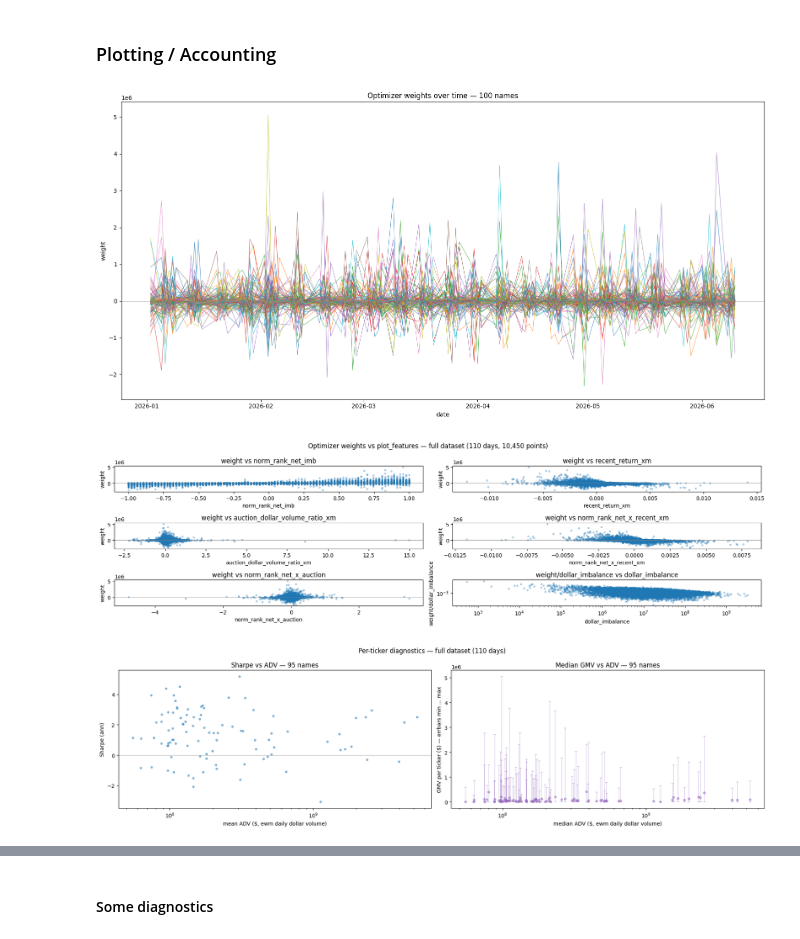
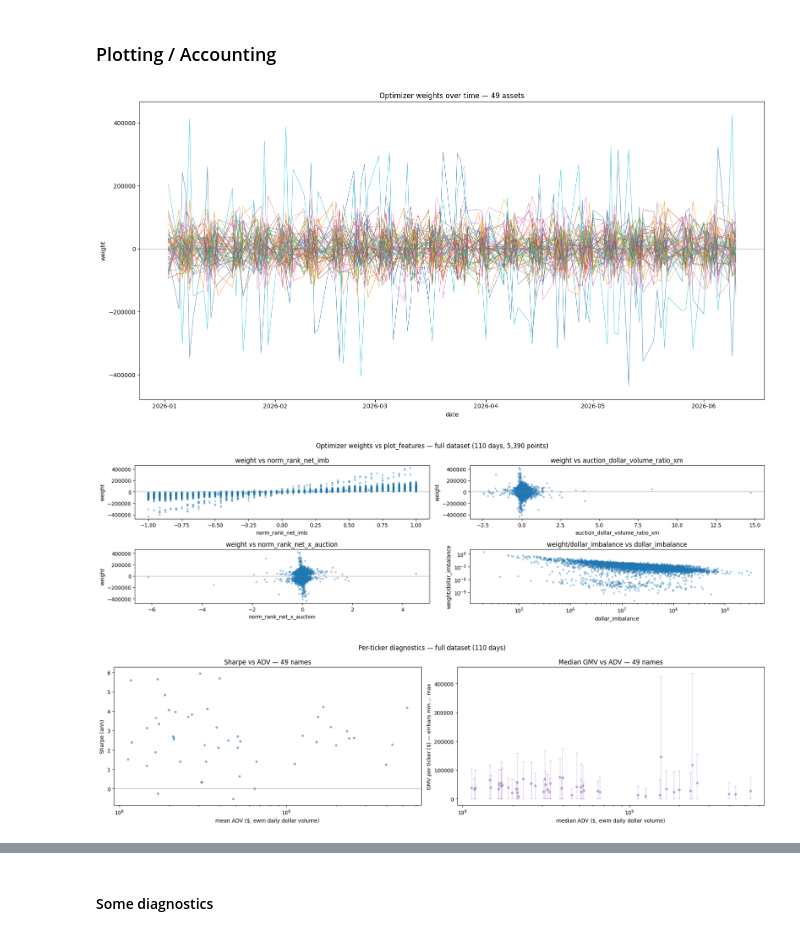
Before and after one commit to MichaelCusackNelkin/Summer_Research_2026, a Jupyter notebook: optimizer/optimal_portfolio.ipynb, the cells around one changed output, grey strips where cells are left out. Drawn from its saved outputs; the diff is of its cells as text; code cells hidden in the pictures.

```diff
--- a/optimizer/optimal_portfolio.ipynb
+++ b/optimizer/optimal_portfolio.ipynb
@@ -30,7 +30,7 @@ print(f"CACHE_DIR: {CACHE_DIR}")
 
 with open("../universe.txt", "r") as f:
     UNIVERSE = [line.strip() for line in f]
-with open("../top_100_universe.txt", "r") as f:
+with open("../top_49_universe.txt", "r") as f:
     ACTIVE_SET = [line.strip() for line in f]
 START = "2025-06-11"
 END = "2026-06-11"
@@ -388,13 +388,8 @@ import joblib
 
 # Load the model back into memory
 loaded_model = joblib.load("../forecast/forecast_pipe.joblib")
-features = [
-        "norm_rank_net_imb",
-        "recent_return_xm",
-        "auction_dollar_volume_ratio_xm",
-        "norm_rank_net_x_recent_xm",
-        "norm_rank_net_x_auction",
-    ]
+features = ['norm_rank_net_imb', 'auction_dollar_volume_ratio_xm', 'norm_rank_net_x_auction']
+
 # --- Now using returns units versions with sample volatilities over training window---
 L        = np.load("../covariance/loadings_return.npy")          # was loadings.npy
 EPS_DIAG = np.load("../covariance/idiosyncratic_diag_return.npy") # was idiosyncratic_diag_vec.npy
@@ -404,6 +399,8 @@ SIGMA_R  = np.load("../covariance/cov_matrix_return.npy")         # was cov_matr
 f_model = ForecastModel(ACTIVE_SET, model=loaded_model, features=features)
 c_model = CostModel(ACTIVE_SET)
 i_model = ImpactModel(ACTIVE_SET)
+# %%
+EPS_DIAG = np.diag(EPS_DIAG)
 # %% [markdown]
 ### Hyperparams and Backtesting
 # %%
@@ -419,9 +416,9 @@ import warnings
 N_JOBS = max(1, os.cpu_count() - 2)
 COMMISSION_PER_SHARE = 0.0035
 LAMBDA = 1e-6                            # Risk aversion per dollar, ~OOM of 1 / (intended capital).
-DAILY_DOLLAR_VOL_CAP = 1e10
+DAILY_DOLLAR_VOL_CAP = 3e6
 IMPACT_GAMMA = 0.15                       # square-root impact coefficient: I = gamma*sqrt(Q$/ADV$), gamma ~ O(0..1)
-MAX_DOLLAR_GMV = 1e10
+MAX_DOLLAR_GMV = 1e8
 
 def _solve_chunk(symbols, Sigma_r, Sigma_f, Loadings, eps_diag, lam, gam, vol_cap, max_gmv, day_records):
     """One worker: compile the QP once, then warm-start through its chunk of days."""
@@ -459,22 +456,22 @@ solved 110 days across 12 workers
 # %%
 # Optimizer weights over time, one line per symbol (only names ever held)
 dates = sorted(weights.keys())
 
 held = sorted({s for d in dates for s, wv in weights[d].items()})
 
 fig, ax = plt.subplots(figsize=(16, 8))
 for s in held:
     series = [weights[d].get(s, 0.0) for d in dates]
     ax.plot(dates, series, lw=0.8, alpha=0.7)
 
 ax.axhline(0, color="grey", lw=0.5)
 ax.set_xlabel("date")
 ax.set_ylabel("weight")
-ax.set_title(f"Optimizer weights over time — {len(held)} names")
+ax.set_title(f"Optimizer weights over time — {len(held)} assets")
 fig.tight_layout()
 plt.show()
 # %% [output]
-[figure, old version]
+[figure, new version]
 # %%
 # Scatter weights vs day features over the FULL dataset (all dates pooled)
 # Flatten {date: {symbol: w}} -> long frame, then join each day's features from `data`.
@@ -519,7 +516,7 @@ fig.suptitle(f"Optimizer weights vs plot_features — full dataset ({len(weights
 fig.tight_layout()
 plt.show()
 # %% [output]
-[figure, old version]
+[figure, new version]
 # %%
 # Per-ticker scatters over the FULL dataset: Sharpe vs ADV, and mean GMV vs ADV.
 # Rebuilds per-name daily net PnL with the SAME cost model as the PnL cell below,
@@ -594,7 +591,7 @@ fig.suptitle(f"Per-ticker diagnostics — full dataset ({len(weights)} days)")
 fig.tight_layout()
 plt.show()
 # %% [output]
-[figure, old version]
+[figure, new version]
 # %%
 # ===== Strategy PnL: dollar positions . returns-to-close, net of costs =====
 # `weights` is the optimizer's ABSOLUTE-DOLLAR book per day: {date: {symbol: $ position}}.
```
Also changed, not shown: parts of 10 cells of this notebook, 22 other files.
